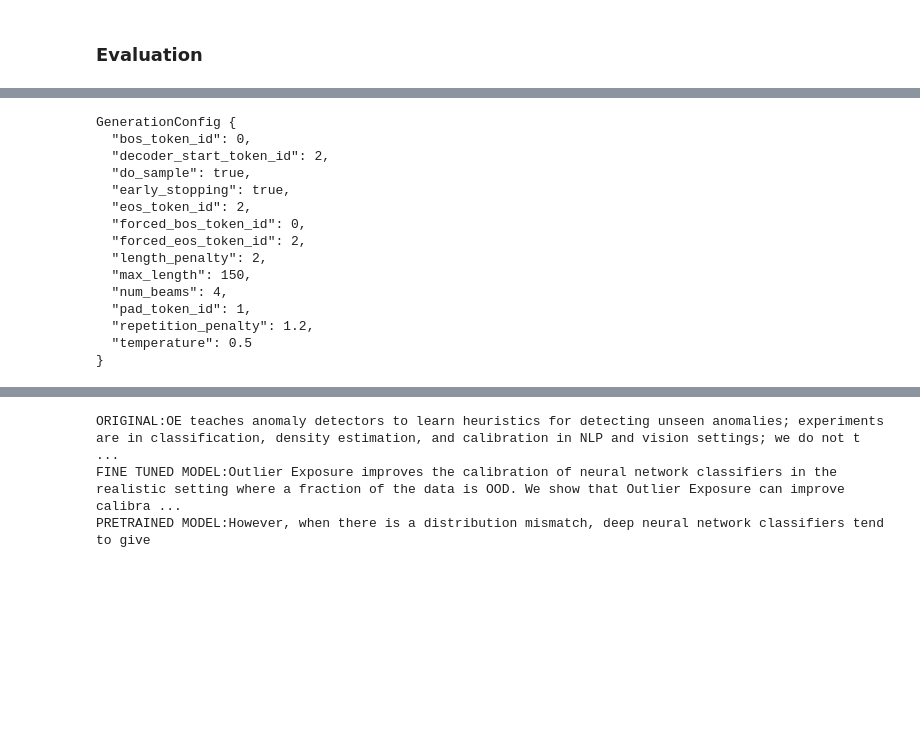
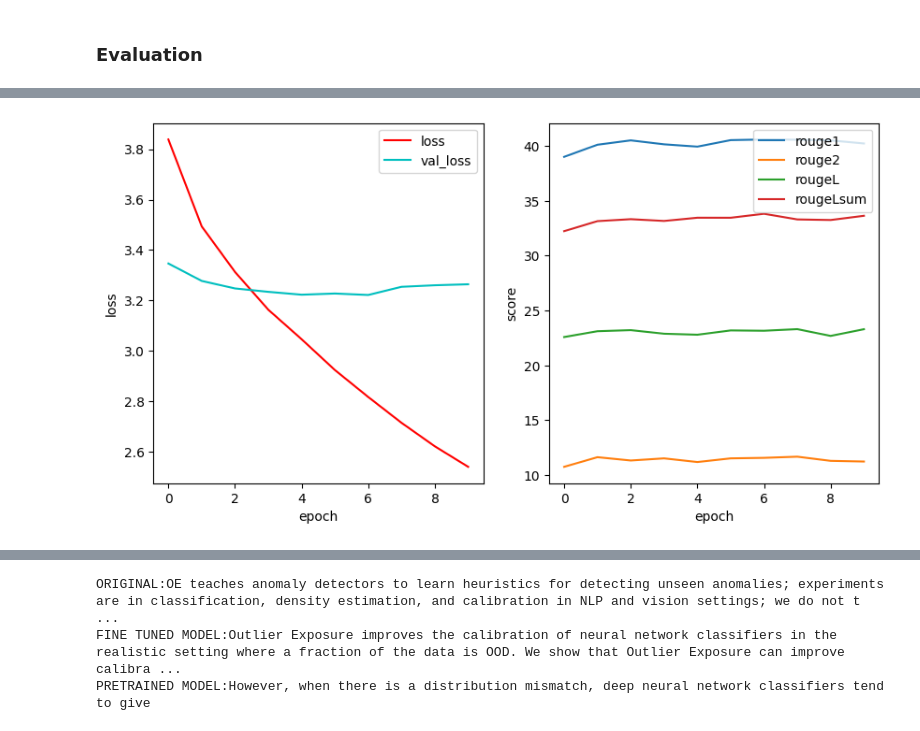
Before and after one commit to iguerrasevillano/Automated_Summaries_Generation_Scientific_Papers, a Jupyter notebook: TLDR.ipynb, the cells around one changed output, grey strips where cells are left out. Saved outputs shown, nothing was run; the diff lists cells and outputs as text; code cells hidden in the pictures; blank space fills up the shorter version.

```diff
--- a/TLDR.ipynb
+++ b/TLDR.ipynb
@@ -571,7 +585,12 @@ plt.savefig(save_path + '/figure.png')
 # %% [markdown]
 ### Evaluation
 # %%
-name_models = {'sampling-norep-v0' : 'sampling-norep-v0/'}
+name_models = {'sampling-norep-v0' : 'sampling-norep-v0/',
+              #  'sampling-norep-v1' : 'sampling-norep-v1/',
+              #  'greedy-norep-v0' : 'greedy-norep-v0/',
+              #  'greedy-norep-v1' : 'greedy-norep-v1/',
+               'greedy-norep-v2' : 'greedy-norep-v2'}
+
 save_paths = {}
 models = {}
 # tokenizers = {}
@@ -606,41 +646,35 @@ GenerationConfig {
 # %%
-name = 'sampling-norep'
-save_path = save_paths[model]
+name = 'greedy-norep-v2'
+save_path = save_paths[name]
 
 with open(save_path + '/training_history.json', 'r') as file:
     loaded_history = json.load(file)
 
 H = History()
 H.history = loaded_history
 
 
 def plot_graphics(H):
+
     # Create a figure with 1 row and 2 columns, and set the figure size
     fig, ax = plt.subplots(1,2,figsize=(10,5))
 
     # Plot the training and validation loss for each epoch in the first subplot
-    ax[0].plot(np.arange(0,len(H.history["loss"]) ), H.history["loss"], label="loss")
-    ax[0].plot(np.arange(0,len(H.history["loss"])), H.history["val_loss"], label="val_loss")
+    ax[0].plot(np.arange(0,len(H.history["loss"]) ), H.history["loss"], 'r', label="loss")
+    ax[0].plot(np.arange(0,len(H.history["loss"])), H.history["val_loss"], 'c', label="val_loss")
+    ax[0].set_xlabel('epoch')
+    ax[0].set_ylabel('loss')
+    ax[0].legend(loc="upper right")
     ax[1].plot(np.arange(0,len(H.history["loss"])), H.history["rouge1"], label="rouge1")
     ax[1].plot(np.arange(0,len(H.history["loss"])), H.history["rouge2"], label="rouge2")
-    plt.legend()
+    ax[1].plot(np.arange(0,len(H.history["loss"])), H.history["rougeL"], label="rougeL")
+    ax[1].plot(np.arange(0,len(H.history["loss"])), H.history["rougeLsum"], label="rougeLsum")
+    ax[1].set_xlabel('epoch')
+    ax[1].set_ylabel('score')
+    ax[1].legend()
 
 plot_graphics(H)
 plt.savefig(save_path + '/figure.png')
 # %% [output]
-GenerationConfig {
-  "bos_token_id": 0,
-  "decoder_start_token_id": 2,
-  "do_sample": true,
-  "early_stopping": true,
-  "eos_token_id": 2,
-  "forced_bos_token_id": 0,
-  "forced_eos_token_id": 2,
-  "length_penalty": 2,
-  "max_length": 150,
-  "num_beams": 4,
-  "pad_token_id": 1,
-  "repetition_penalty": 1.2,
-  "temperature": 0.5
-}
+[figure, added]
 # %%
```
Also changed, not shown: parts of 35 cells of this notebook.
